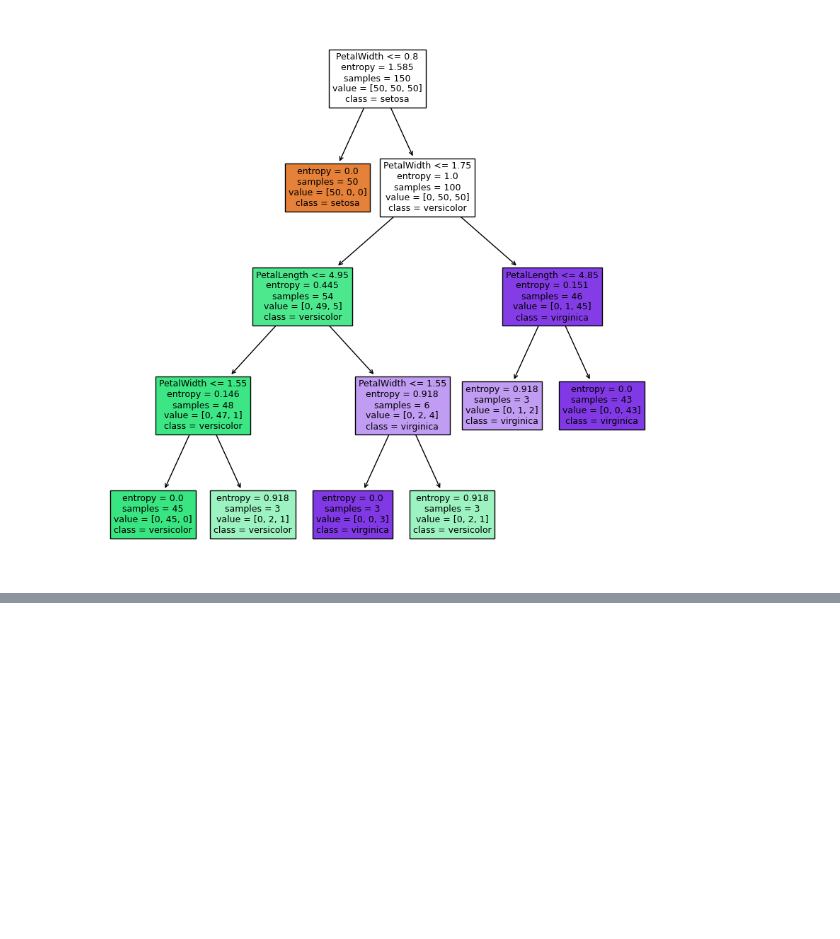
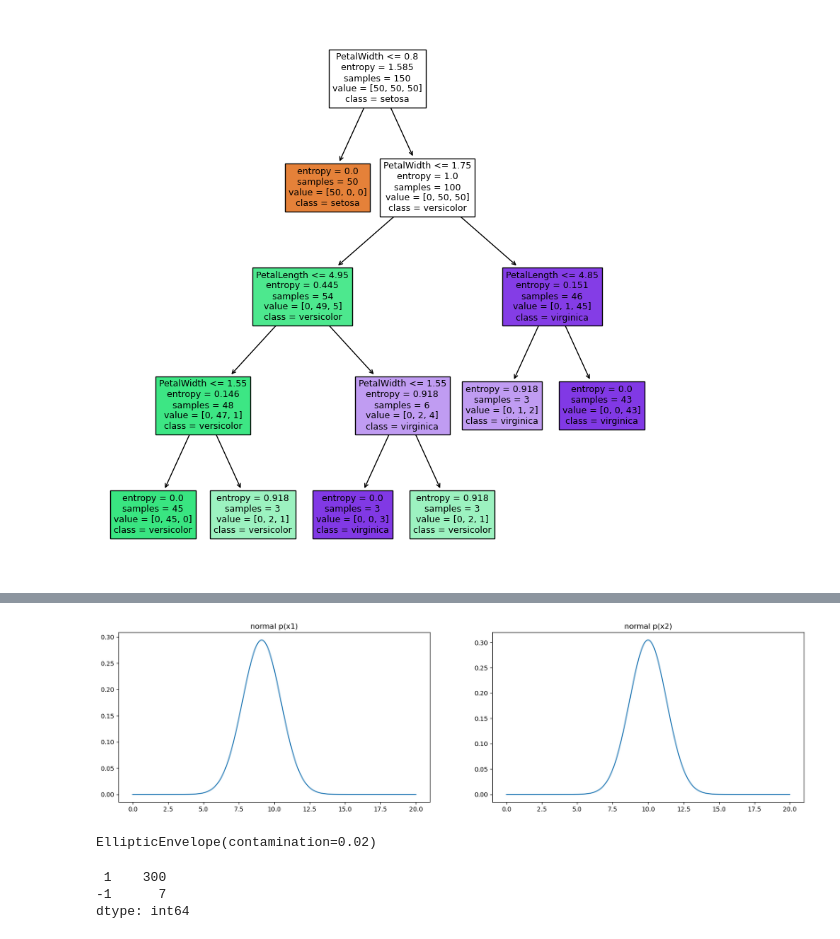
Before and after one commit to ChaoEcho/ml_learn, a Jupyter notebook: my_learn/learn-8-6.ipynb, the cells around one changed output, grey strips where cells are left out. Saved outputs shown, nothing was run; the diff lists cells and outputs as text; code cells hidden in the pictures; blank space fills up the shorter version.

```diff
--- a/my_learn/learn-8-6.ipynb
+++ b/my_learn/learn-8-6.ipynb
@@ -79,0 +127,30 @@ tree.plot_tree(dc_tree,filled='True',feature_names=['SepalLength', 'SepalWidth',
+# %%
+from scipy.stats import norm
+x1_range = np.linspace(0,20,300)
+x1_normal = norm.pdf(x1_range,x1_mean,x1_sigma)
+x2_range = np.linspace(0,20,300)
+x2_normal = norm.pdf(x2_range,x2_mean,x2_sigma)
+# %%
+fig3 = plt.figure(figsize=(20,5))
+plt.subplot(121)
+plt.plot(x1_range,x1_normal)
+plt.title('normal p(x1)')
+plt.subplot(122)
+plt.plot(x2_range,x2_normal)
+plt.title('normal p(x2)')
+plt.show()
+# %% [output]
+[figure, added]
+# %%
+from sklearn.covariance import EllipticEnvelope
+ad_model = EllipticEnvelope(contamination=0.02)
+ad_model.fit(data)
+# %% [output]
+EllipticEnvelope(contamination=0.02)
+# %%
+y_predict = ad_model.predict(data)
+print(pd.value_counts(y_predict))
+# %% [output]
+ 1    300
+-1      7
+dtype: int64
```
Also changed, not shown: parts of 7 cells of this notebook.
